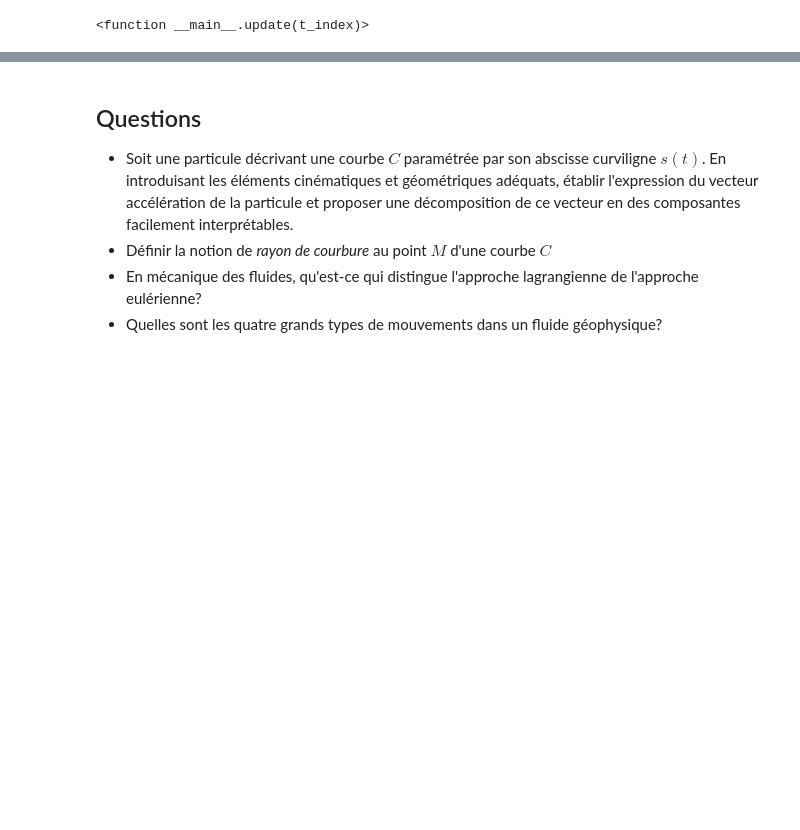
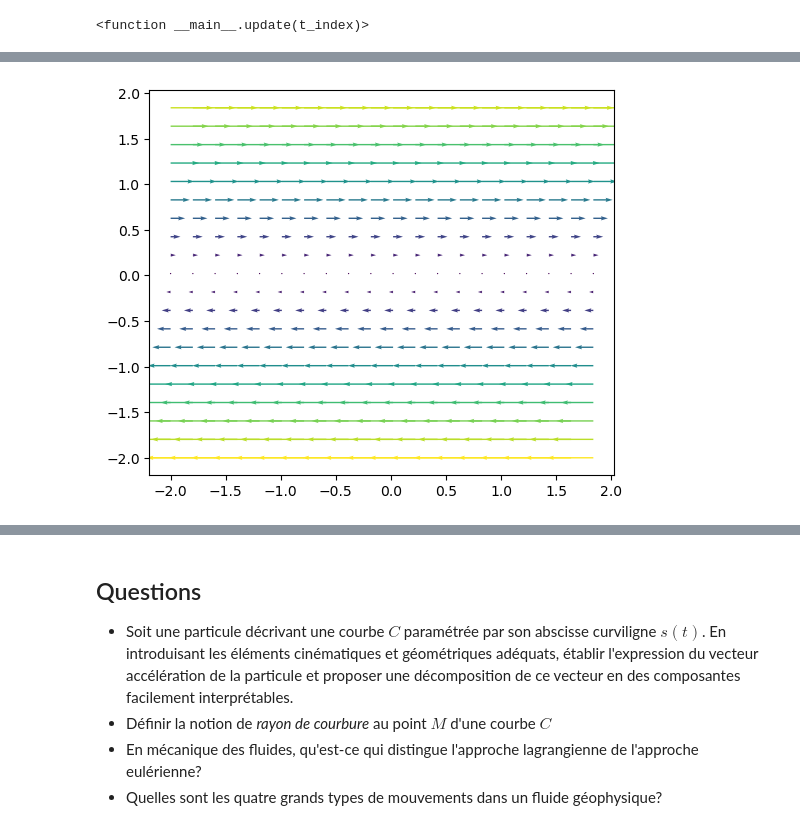
Before and after one commit to fmassonn/teaching, a Jupyter notebook: LPHY1365/Chap06.ipynb, the cells around one changed output, grey strips where cells are left out. Cells and saved outputs as stored; diff of their text form; code cells hidden in the pictures; blank space fills up the shorter version.

```diff
--- a/LPHY1365/Chap06.ipynb
+++ b/LPHY1365/Chap06.ipynb
@@ -441,7 +518,7 @@ t_index = (0, len(t)-1, 1)
 
 
 # mode définit le type de mouvement
-mode = 4
+mode = 5
 
 if mode == 1:
     mode_description = r"Pure translation rectiligine, champ stationnaire (u = 1, v = 1)"
@@ -468,14 +545,14 @@ elif mode == 4:
                 u[jt, jy, jx] = -y[jy]
                 v[jt, jy, jx] = x[jx]
 elif mode == 5:
-    mode_description = r"Pur cisaillement, champ stationnaire (u=$\gamma_x$y,v = 0)"
+    mode_description = r"Cisaillement simple, champ stationnaire (u=$\gamma_x$y,v = 0)"
 
     gammax = 1
 
     u = np.zeros((len(t), len(x), len(y)))
     for jx in range (len(x)):
         for jt in range (len(t)):
-            u[jt, :, jx] = gammax * y[jy]
+            u[jt, :, jx] = gammax * y
     v = np.zeros((len(t), len(x), len(y)))
 
 elif mode == 6:
@@ -658,0 +775,24 @@ Propriété fondamentale de mécanique des fluides: tout champ vectoriel $\vec{u
+# %%
+gammax = 1
+
+u = np.zeros((len(t), len(x), len(y)))
+v = np.zeros((len(t), len(x), len(y)))
+
+for jx in range (len(x)):
+    for jt in range (len(t)):
+        u[jt, :, jx] = gammax * y
+
+    v = np.zeros((len(t), len(x), len(y)))
+
+wspd = np.sqrt(u ** 2 + v ** 2)
+t_index = 0
+
+declutter = 5
+plt.figure(figsize=(6, 5))
+plt.quiver(x[::declutter], y[::declutter],
+               u[t_index, ::declutter, ::declutter] ,
+               v[t_index, ::declutter, ::declutter] ,
+               wspd[t_index, ::declutter, ::declutter], scale = 20, cmap = "viridis", )
+plt.show()
+# %% [output]
+[figure, added]
```
Also changed, not shown: parts of 19 cells of this notebook, 2 other files.
